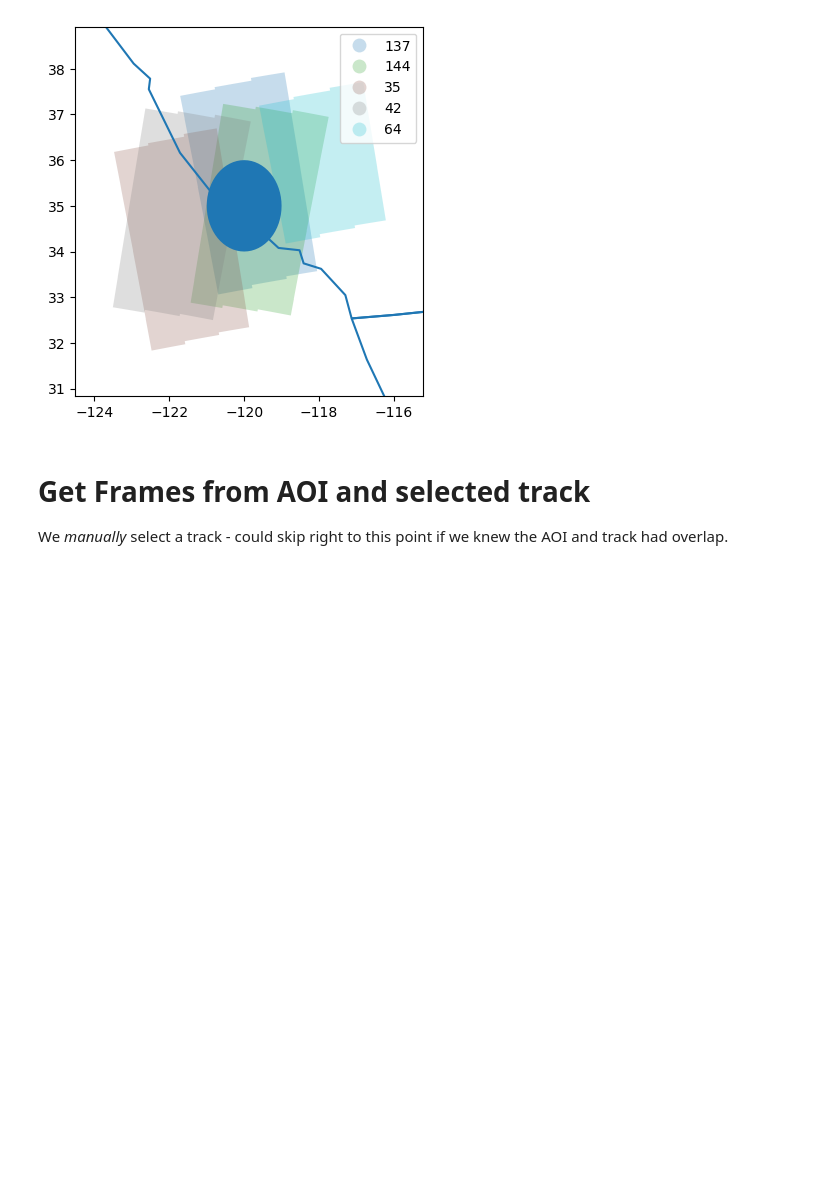
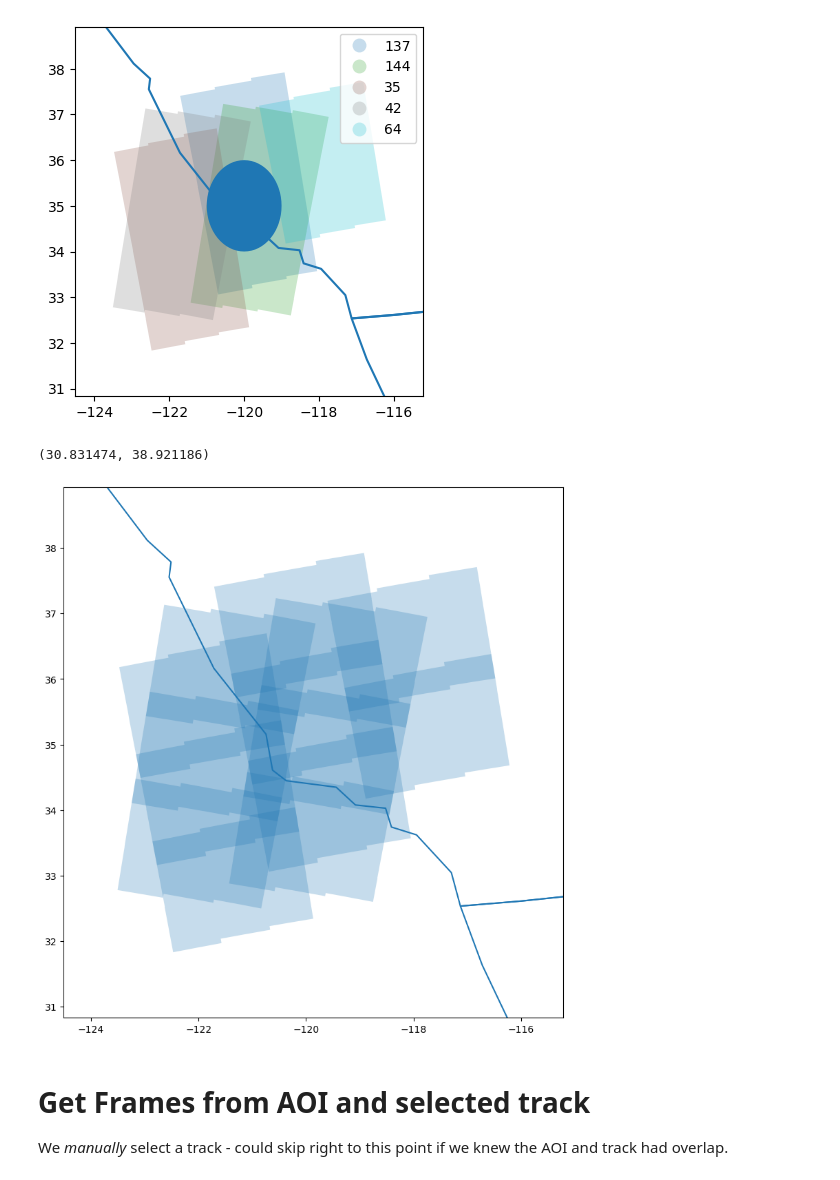
Before and after one commit to ACCESS-Cloud-Based-InSAR/s1_frame_enumerator, a Jupyter notebook: notebooks/Basic_Demo.ipynb, the cells around one changed output. Saved outputs shown, nothing was run; the diff lists cells and outputs as text; code cells hidden in the pictures; blank space fills up the shorter version.

```diff
--- a/notebooks/Basic_Demo.ipynb
+++ b/notebooks/Basic_Demo.ipynb
@@ -71,6 +71,20 @@ ax.set_ylim(ymin - 1, ymax + 1)
 # %% [output]
 (30.831474, 38.921186)
 [figure]
+# %%
+fig, ax = plt.subplots(figsize=(10, 10))
+df_world = gpd.read_file(gpd.datasets.get_path('naturalearth_lowres'))
+df_world.boundary.plot(ax=ax)
+df_frames_all.plot(ax=ax,
+                        #column='track_numbers',
+                        alpha=.25,
+                        legend=True)
+xmin, ymin, xmax, ymax = df_frames_by_track.total_bounds
+ax.set_xlim(xmin - 1, xmax + 1)
+ax.set_ylim(ymin - 1, ymax + 1)
+# %% [output]
+(30.831474, 38.921186)
+[figure, added]
 # %% [markdown]
 # Get Frames from AOI and selected track
 
```
Also changed, not shown: parts of 6 cells of this notebook.
